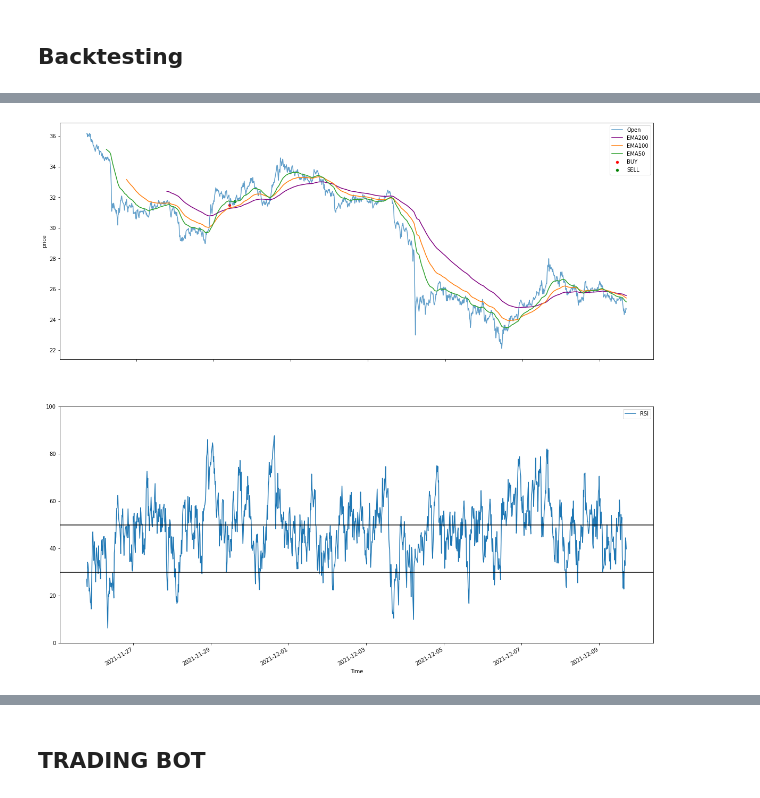
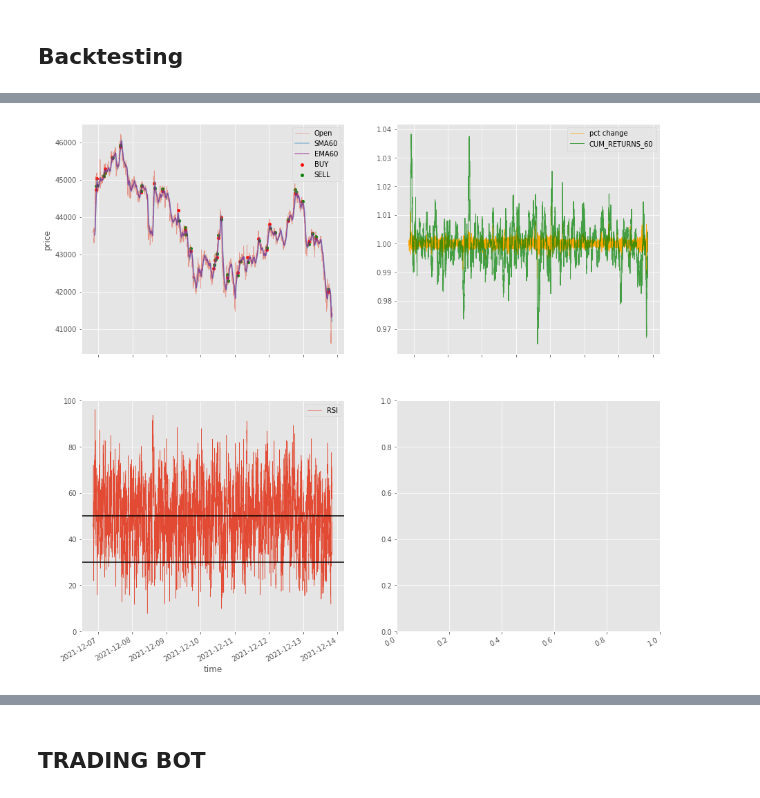
Before and after one commit to StefanLam99/Trading-Bot, a Jupyter notebook: trading bot Coinbase.ipynb, the cells around one changed output, grey strips where cells are left out. Drawn from its saved outputs; the diff is of its cells as text; code cells hidden in the pictures.

```diff
--- a/trading bot Coinbase.ipynb
+++ b/trading bot Coinbase.ipynb
@@ -177,28 +185,45 @@ def backtest(strategy, df):
 
 
     # plot results
-    fig, axes = plt.subplots(nrows=2, ncols=1, figsize=(20,20))
-    ax=axes[0]
-    ax2=axes[1]
-    df.plot(kind="line", y="Open", ax=ax, alpha =0.7)
+    plt.style.use("ggplot")
+    fig, axes = plt.subplots(nrows=2, ncols=2, figsize=(15,15))
+    ax=axes[0,0]
+    ax2=axes[1,0]
+    ax3 = axes[0,1]
+
+    #ax1
+    df.plot(kind="line", y="Open", ax=ax, linewidth=0.7, alpha =0.5)
     #df.plot(kind="line", y="SMA200", c="orange", alpha =1, ax=ax, label = "SMA200")
-    df.plot(kind="line", y="EMA200", c="purple", alpha =1, ax=ax, label = "EMA200")
+    #df.plot(kind="line", y="EMA200", c="purple", alpha =1, ax=ax, label = "EMA200")
     #df.plot(kind="line", y="SMA50", alpha =1, ax=ax, label = "SMA50")
-    df.plot(kind="line", y="EMA100", alpha =1, ax=ax, label = "EMA100")
-    df.plot(kind="line", y="EMA50", alpha =1, ax=ax, label = "EMA50")
-    df.plot(kind="line", y="RSI", alpha =1, ax=ax2, label = "RSI")
+    #df.plot(kind="line", y="EMA100", alpha =1, ax=ax, label = "EMA100")
+    #df.plot(kind="line", y="SMA100", alpha =1, ax=ax, label = "SMA100")
+    #df.plot(kind="line", y="EMA50", alpha =1, ax=ax, label = "EMA50")
+
+    df.plot(kind="line", y="SMA60", alpha =0.5, ax=ax, label = "SMA60")
+    df.plot(kind="line", y="EMA60", c ="purple", alpha =0.5, ax=ax, label = "EMA60")
+    actual_trades.plot(kind="scatter", s=20, c="red", x="buying_date", y="buying_open_price", ax=ax, label="BUY", alpha=1)
+    actual_trades.plot(kind="scatter", s=20, c="green", x="selling_date", y="selling_open_price", ax=ax, label="SELL", alpha=1)
+    ax.set_xlabel("time")
+    ax.set_ylabel("price")
+    #ax2
+    df.plot(kind="line", y="RSI", linewidth=0.5, alpha =1, ax=ax2, label = "RSI")
     ax2.set_ylim((0,100))
     ax2.axhline(50, c="black")
     ax2.axhline(30, c="black")
-    actual_trades.plot(kind="scatter", s=20, c="red", x="buying_date", y="buying_open_price", ax=ax, label="BUY")
-    actual_trades.plot(kind="scatter", s=20, c="green", x="selling_date", y="selling_open_price", ax=ax, label="SELL")
+    ax2.set_xlabel("time")
+    #ax3
+    df.plot(kind="line", y="pct change", c="orange", linewidth=0.7, alpha =1, ax=ax3, label = "pct change")
+    #df.plot(kind="line", y="CUM_RETURNS_50", c="purple", linewidth=1, alpha = 0.7, ax=ax3, label = "CUM_RETURNS_50")
+    df.plot(kind="line", y="CUM_RETURNS_60", c="green", linewidth=1, alpha = 0.7, ax=ax3, label = "CUM_RETURNS_60")
+    ax3.set_xlabel("time")
+
 
     #myFmt = mdates.DateFormatter(' %H:%M:')
 
     #ax.xaxis.set_major_formatter(myFmt)
 
-    ax.set_xlabel("time")
-    ax.set_ylabel("price")
+
 
     plt.gcf().autofmt_xdate()
 
@@ -219,6 +244,7 @@ def backtest(strategy, df):
         print("\n")
         print("profit: %.2f" % sum(profits))
         print("average returns:  %.6f" % (sum(returns)/max(1, len(returns))))
+        print("returns:  %.6f" % (np.prod(returns)/max(1, len(returns))))
         print("winning rate:  %.2f" % (winning_rate))
         return actual_trades
     else:
@@ -226,8 +252,7 @@ def backtest(strategy, df):
         print("NO TRADES HAVE TAKEN PLACE")
         return None
 # %%
-#df = getminutedata("BTC-EUR", lookback=600)
-df = getminutedata("DOT-EUR", interval_min=15, lookback=60*24*7*2)
+df = getminutedata("BTC-EUR", interval_min=1, lookback=60*24*7)
 results = backtest(RSI_SMA_strategy, df)
 # %% [output]
 ACTUAL TRADES:
@@ -241,2 +275,2 @@ winning rate:  1.00
-[figure, old version]
+[figure, new version]
 # %%
```
Also changed, not shown: parts of 7 cells of this notebook.
